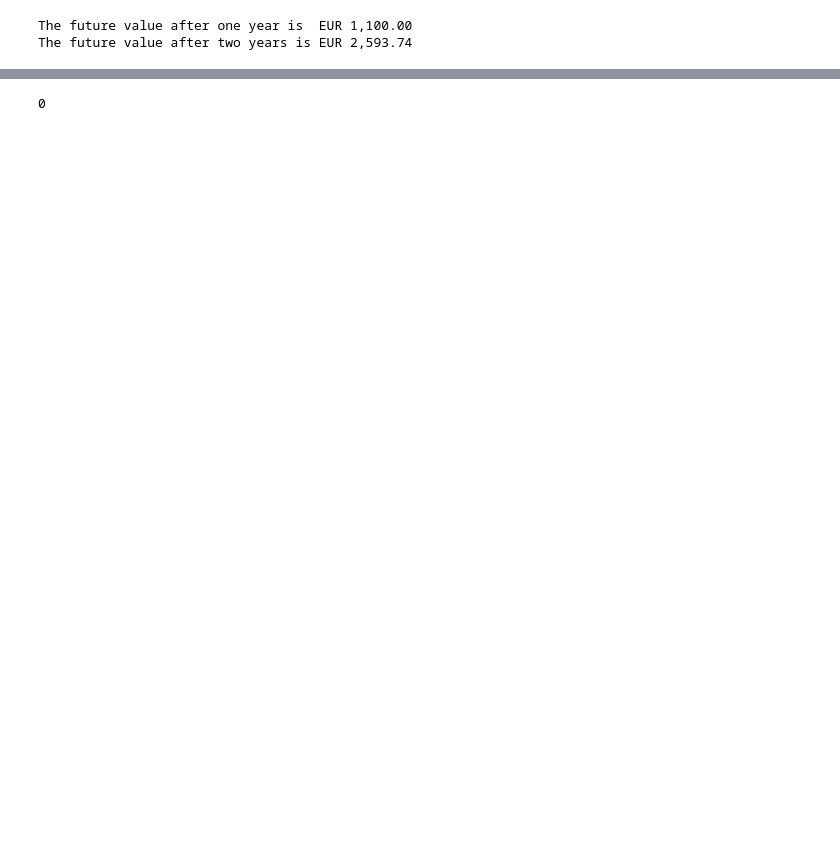
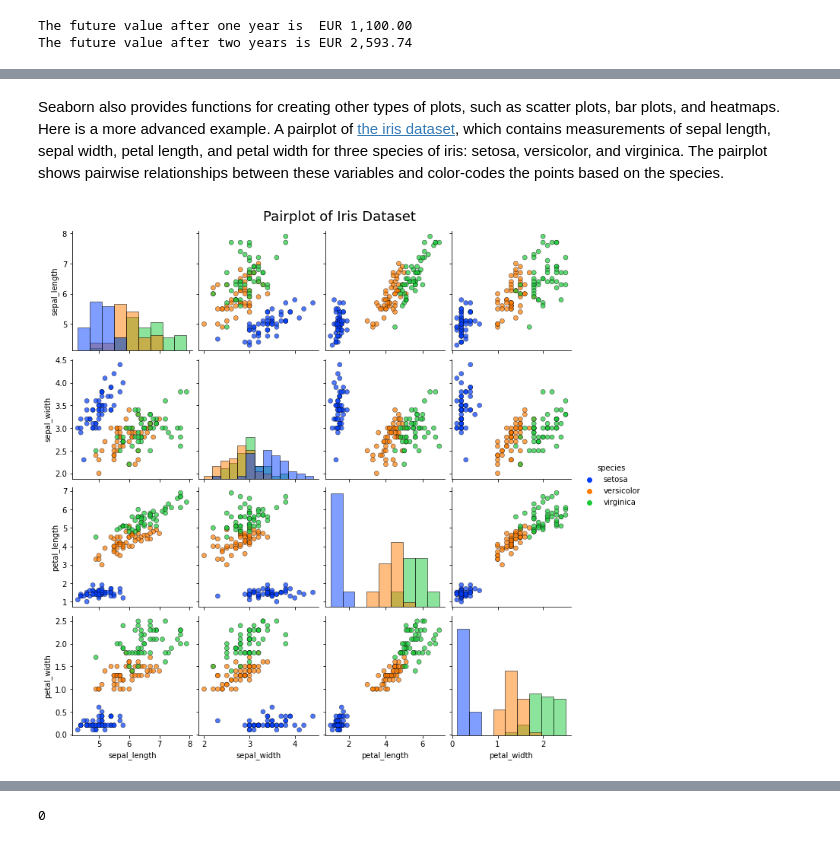
Before and after one commit to iwh-halle/FinancialDataAnalytics, a Jupyter notebook: slides.ipynb, the cells around one changed output, grey strips where cells are left out. Drawn from its saved outputs; the diff is of its cells as text; code cells hidden in the pictures; blank space fills up the shorter version.

```diff
--- a/slides.ipynb
+++ b/slides.ipynb
@@ -549,0 +854,19 @@ The future value after two years is EUR 2,593.74
+# %% [markdown]
+Seaborn also provides functions for creating other types of plots, such as scatter plots, bar plots, and heatmaps. Here is a more advanced example. A pairplot of [the iris dataset](https://archive.ics.uci.edu/ml/datasets/iris), which contains measurements of sepal length, sepal width, petal length, and petal width for three species of iris: setosa, versicolor, and virginica. The pairplot shows pairwise relationships between these variables and color-codes the points based on the species.
+# %%
+# load the iris dataset
+iris = sns.load_dataset("iris")
+
+# create a pairplot with color-coded points based on species
+sns.pairplot(iris, hue="species", diag_kind="hist",
+             diag_kws=dict(edgecolor="k", linewidth=0.5),
+             plot_kws=dict(edgecolor="k", linewidth=0.5, alpha=0.7),
+             palette="bright")
+
+# add a title
+plt.suptitle("Pairplot of Iris Dataset", y=1.02, fontsize=18)
+
+# show the plot
+plt.show()
+# %% [output]
+[figure, added]
```
Also changed, not shown: parts of 38 cells of this notebook, 4 other files.
